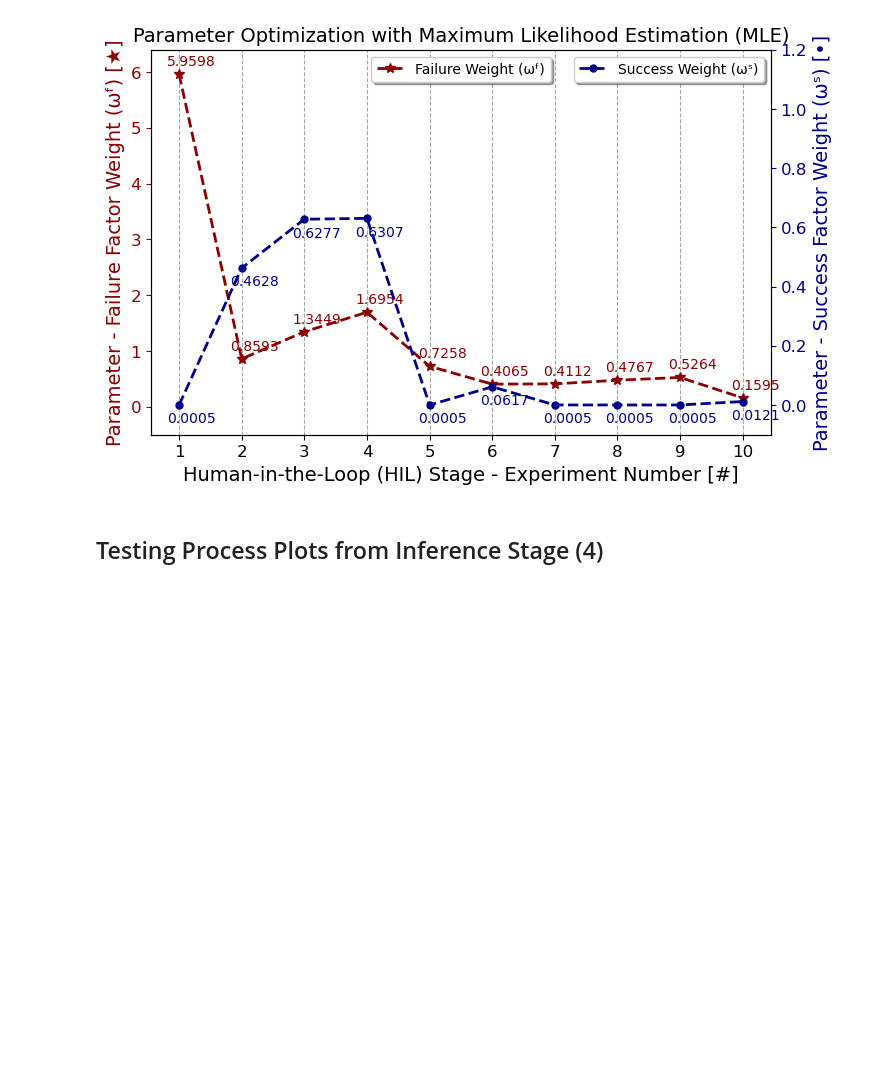
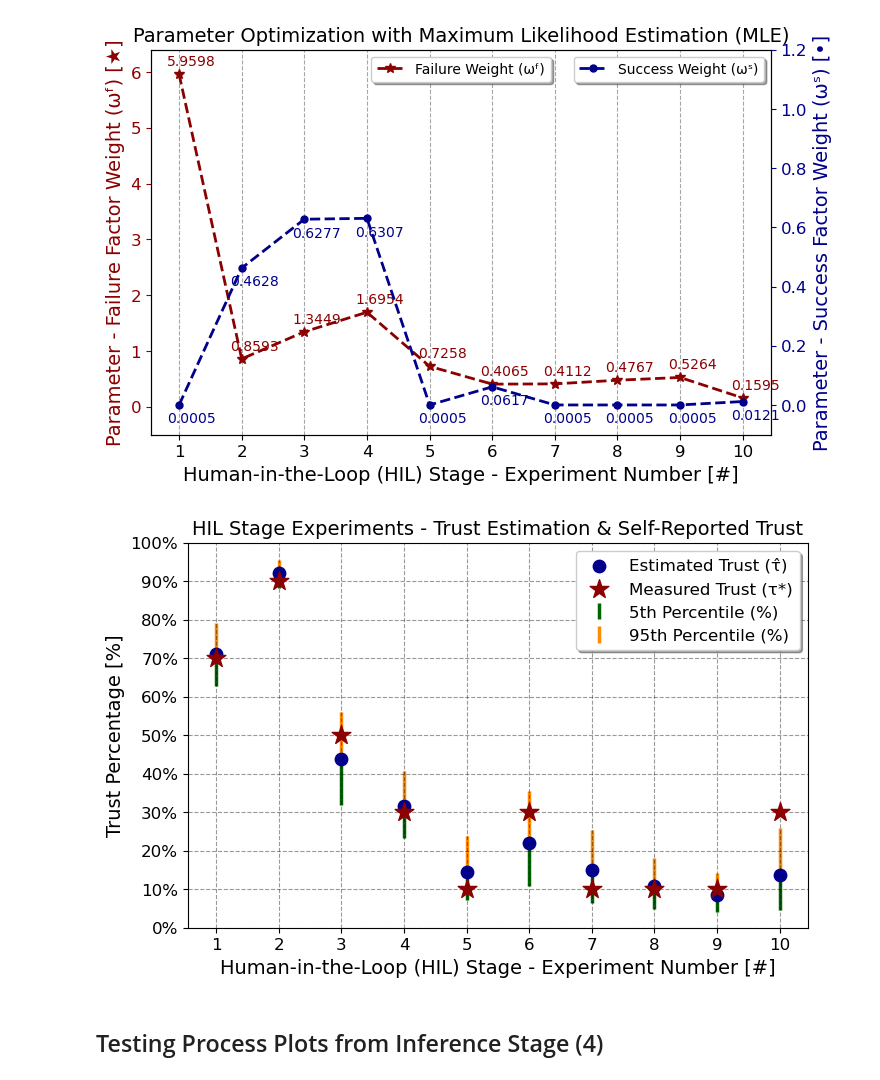
Before and after one commit to resuldagdanov/robot-learning-human-trust, a Jupyter notebook: src/evaluation/visualize_trust_dynamics.ipynb, the cells around one changed output. Saved outputs shown, nothing was run; the diff lists cells and outputs as text; code cells hidden in the pictures; blank space fills up the shorter version.

```diff
--- a/src/evaluation/visualize_trust_dynamics.ipynb
+++ b/src/evaluation/visualize_trust_dynamics.ipynb
@@ -138,3 +181,91 @@ plt.show()
+# %%
+fig, ax1 = plt.subplots(1, 1,
+                        figsize=(8, 5))
+
+errorbar_min = ax1.errorbar(exp_numbers_,
+                            trust_estims_,
+                            yerr=[np.array(trust_estims_) - np.array(percentile_5s_),
+                                  np.zeros_like(percentile_95s_)],
+                            linestyle="None",
+                            color="darkgreen",
+                            alpha=1.0,
+                            elinewidth=2.5,
+                            zorder=1)
+errorbar_max = ax1.errorbar(exp_numbers_,
+                            trust_estims_,
+                            yerr=[np.zeros_like(percentile_5s_),
+                                  np.array(percentile_95s_) - np.array(trust_estims_)],
+                            linestyle="None",
+                            color="darkorange",
+                            alpha=1.0,
+                            elinewidth=2.5,
+                            zorder=1)
+
+for bar_min in errorbar_min[1]:
+    bar_min.set_marker("_")
+    bar_min.set_markersize(10)
+    bar_min.set_markerfacecolor("darkgreen")
+
+for bar_max in errorbar_max[1]:
+    bar_max.set_marker("_")
+    bar_max.set_markersize(10)
+    bar_max.set_markerfacecolor("darkorange")
+
+ax1.scatter(exp_numbers_,
+            trust_estims_,
+            color="darkblue",
+            marker="o",
+            s=80,
+            zorder=2)
+
+ax1.scatter(exp_numbers_,
+            trust_labels_,
+            color="darkred",
+            marker="*",
+            s=200,
+            zorder=3)
+
+ax1.set_ylim(0.0, 1.0)
+ax1.yaxis.set_major_formatter(mpl.ticker.PercentFormatter(1.0,
+                                                          decimals=0))
+ax1.set_xticks(np.arange(1,
+                         len(last_step_hil_results_df) + 1))
+plt.yticks(np.arange(0, 1.1, 0.1),
+           fontsize=12)
+
+ax1.tick_params(axis="x",
+                labelsize=12)
+ax1.tick_params(axis="y",
+                labelsize=12)
+
+ax1.legend(loc="upper right",
+           shadow=True,
+           labels=["Estimated Trust (τ̂)",
+                   "Measured Trust (τ*)",
+                   "5th Percentile (%)",
+                   "95th Percentile (%)"],
+           fontsize=12)
+
+ax1.set_xlabel("Human-in-the-Loop (HIL) Stage - Experiment Number [#]",
+               fontsize=14)
+ax1.set_ylabel("Trust Percentage [%]",
+               fontsize=14)
+ax1.set_title("HIL Stage Experiments - Trust Estimation & Self-Reported Trust",
+              fontsize=14)
+
+ax1.grid(True,
+         which="both",
+         axis="both",
+         linestyle="--",
+         color="black",
+         alpha=0.4,
+         zorder=0)
+
+plt.savefig(f"HIL_experiments_self_estimated_vs_measured_trust.png", dpi=600, bbox_inches="tight")
+
+plt.show()
+# %% [output]
+[figure, added]
 # %% [markdown]
 ## Testing Process Plots from Inference Stage (4)
 # %%
```
Also changed, not shown: parts of 3 cells of this notebook.
